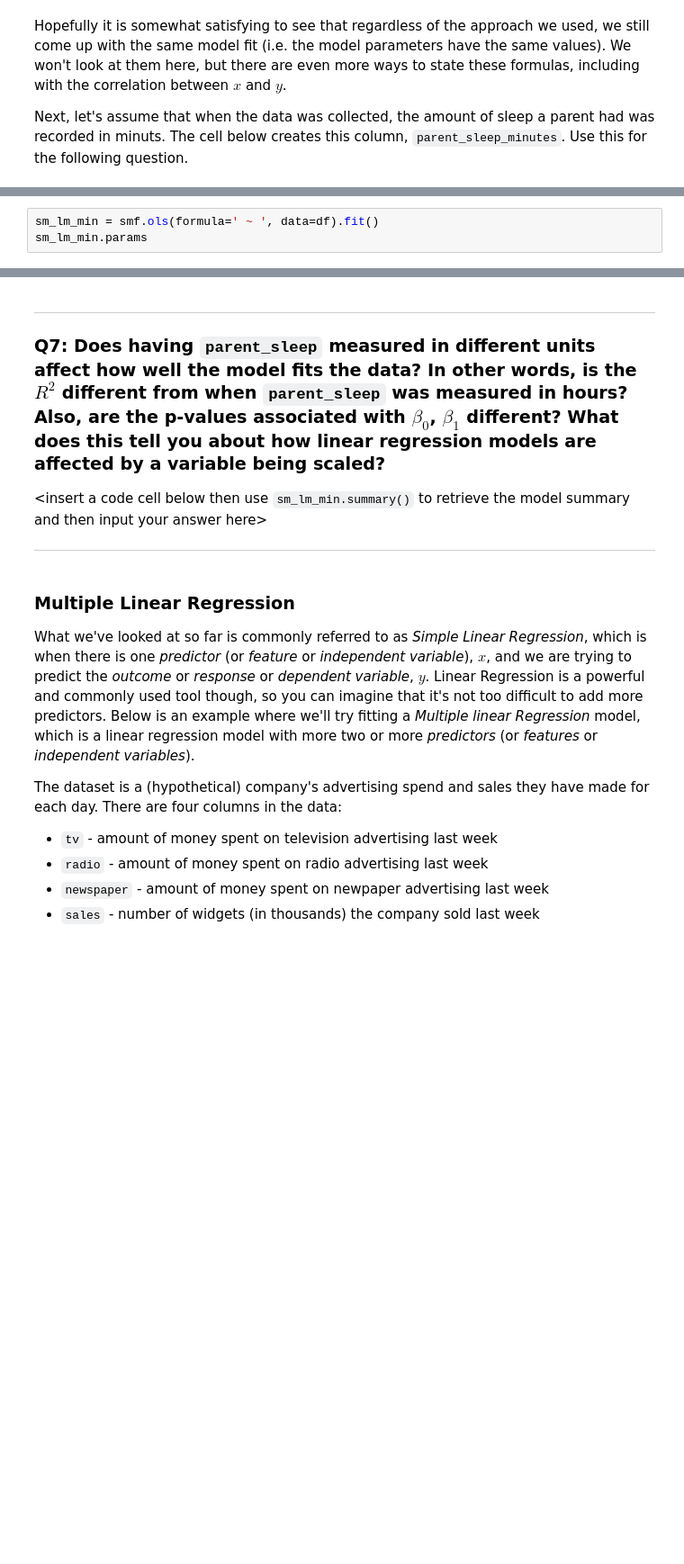
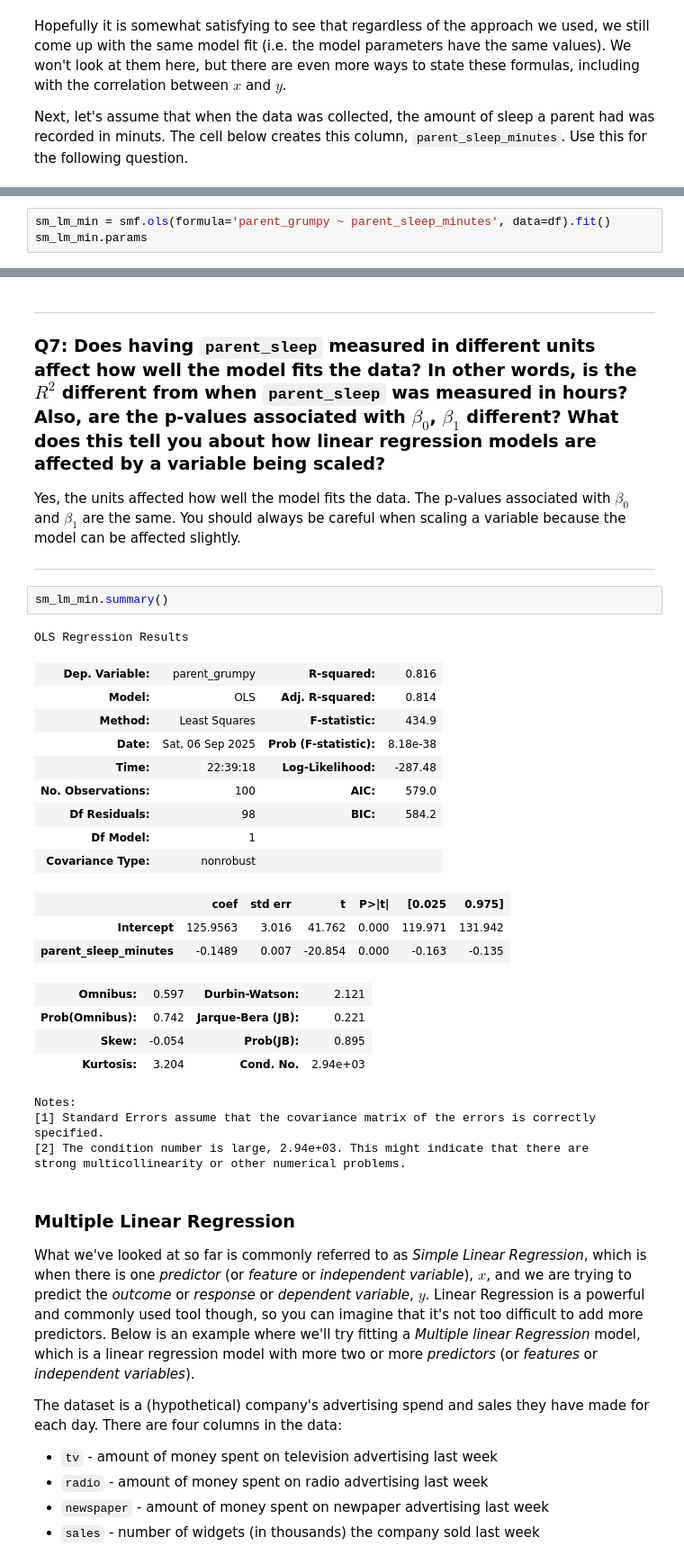
Before and after one commit to derrickd-lab/cs3120-assign2, a Jupyter notebook: linear_regression_lab.ipynb, the cells around one changed output, grey strips where cells are left out. Shown: that part at 90% size. Drawn from its saved outputs; the diff is of its cells as text; blank space fills up the shorter version.

```diff
--- a/linear_regression_lab.ipynb
+++ b/linear_regression_lab.ipynb
@@ -503,4 +579,4 @@ df.parent_sleep_minutes.describe()
  ***
 # %%
-sm_lm_min = smf.ols(formula=' ~ ', data=df).fit()
+sm_lm_min = smf.ols(formula='parent_grumpy ~ parent_sleep_minutes', data=df).fit()
 sm_lm_min.params
@@ -509,9 +590,33 @@ sm_lm_min.params
 
 ### Q7: Does having `parent_sleep` measured in different units affect how well the model fits the data? In other words, is the $R^2$ different from when `parent_sleep` was measured in hours? Also, are the p-values associated with $\beta_0$, $\beta_1$ different? What does this tell you about how linear regression models are affected by a variable being scaled?
 
-\<insert a code cell below then use `sm_lm_min.summary()` to retrieve the model summary and then input your answer here\>
+Yes, the units affected how well the model fits the data. The p-values associated with $\beta_0$ and $\beta_1$ are the same. You should always be careful when scaling a variable because the model can be affected slightly.
 
 ***
+# %%
+sm_lm_min.summary()
+# %% [output]
+OLS Regression Results
+| Dep. Variable: | parent_grumpy | R-squared: | 0.816 |
+| Model: | OLS | Adj. R-squared: | 0.814 |
+| Method: | Least Squares | F-statistic: | 434.9 |
+| Date: | Sat, 06 Sep 2025 | Prob (F-statistic): | 8.18e-38 |
+| Time: | 22:39:18 | Log-Likelihood: | -287.48 |
+| No. Observations: | 100 | AIC: | 579.0 |
+| Df Residuals: | 98 | BIC: | 584.2 |
+| Df Model: | 1 |  |  |
+| Covariance Type: | nonrobust |  |  |
+|  | coef | std err | t | P>|t| | [0.025 | 0.975] |
+| Intercept | 125.9563 | 3.016 | 41.762 | 0.000 | 119.971 | 131.942 |
+| parent_sleep_minutes | -0.1489 | 0.007 | -20.854 | 0.000 | -0.163 | -0.135 |
+| Omnibus: | 0.597 | Durbin-Watson: | 2.121 |
+| Prob(Omnibus): | 0.742 | Jarque-Bera (JB): | 0.221 |
+| Skew: | -0.054 | Prob(JB): | 0.895 |
+| Kurtosis: | 3.204 | Cond. No. | 2.94e+03 |
+Notes:
+[1] Standard Errors assume that the covariance matrix of the errors is correctly specified.
+[2] The condition number is large, 2.94e+03. This might indicate that there are
+strong multicollinearity or other numerical problems.
 # %% [markdown]
 ### Multiple Linear Regression
 
```
Also changed, not shown: parts of 32 cells of this notebook.
